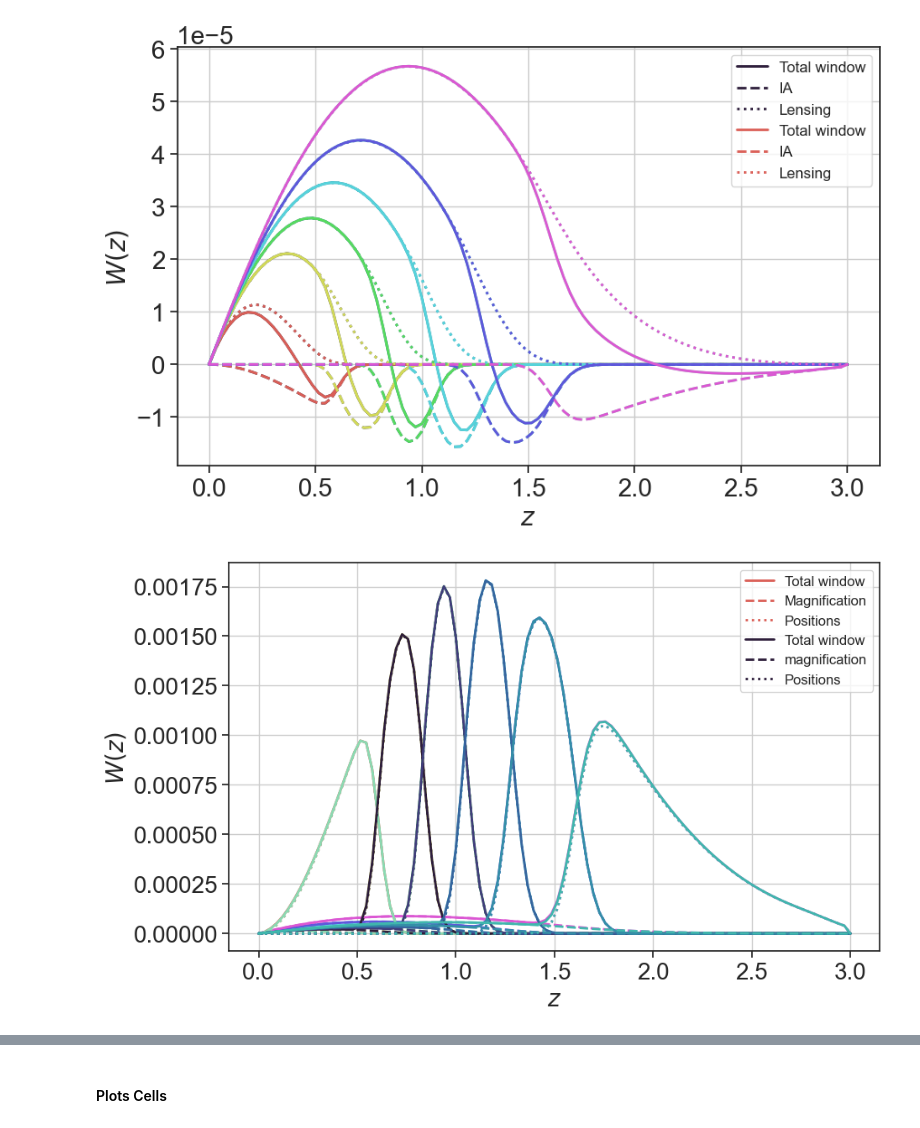
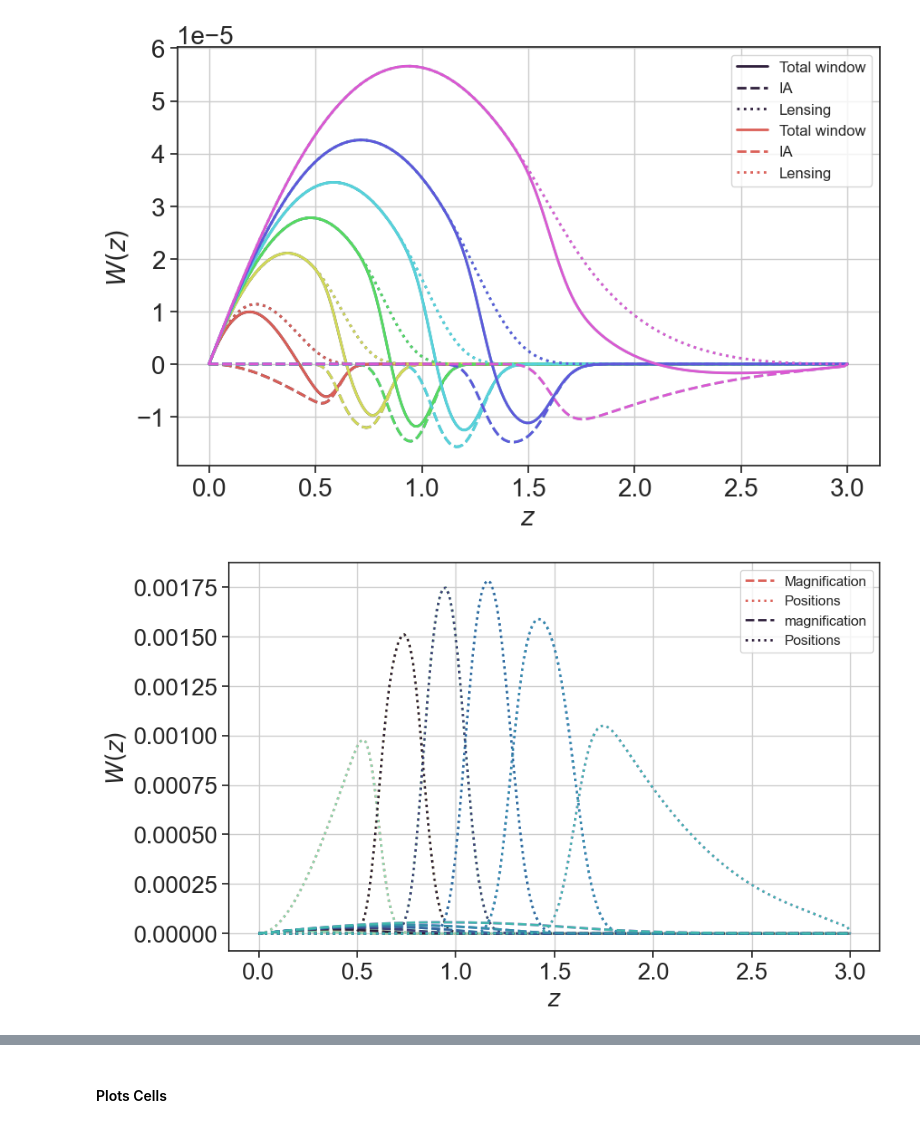
Before and after one commit to cloe-org/playground, a Jupyter notebook: tutorials/observables/photo_Weyl.ipynb, the cells around one changed output, grey strips where cells are left out. Drawn from its saved outputs; the diff is of its cells as text; code cells hidden in the pictures.

Commit message:
Update photo_Weyl.ipynb
Various changes, e.g. now checking CAMB case as well

```diff
--- a/tutorials/observables/photo_Weyl.ipynb
+++ b/tutorials/observables/photo_Weyl.ipynb
@@ -58,20 +59,13 @@ Cells_calculation_Weyl = Cells_calculation_Weylproject.Cells_calculation_Weyl
 
 This code snippet initializes and computes the cosmological background and perturbations at various redshifts using the **CAMB** and **HMCode2020Emu** interfaces.
 # %%
-zs = np.linspace(1e-4, 3, 100)
+zs = np.linspace(1e-4, 3, 200)
+z_ini = 10
 
 # The arguments of the Background functions follow the cosmology.API
-background = CAMBBackground(H0=70.0,
-                            Omega_cdm0=0.25,
-                            Omega_b0=0.05,
-                            w0=-1,
-                            wa=0,
-                            Omega_k0 = 0.0,
-                            ns = 0.96,
-                            As = 2e-9,
-                            mnu = 0.06,
-                            gamma_MG = 0.545,
-                            N_mnu = 1)
-#linear_perturbations_CAMB = CAMBLinearPerturbations(background=background, redshifts=zs)
+camb_background = CAMBBackground(H0=70.0, Omega_cdm0=0.25, Omega_b0=0.05, w0=-1, wa=0, Omega_k0 = 0.0, ns = 0.96,
+                                 As = 2e-9, mnu = 0.00, gamma_MG = 0.545, N_mnu = 0)
+linear_perturbations_CAMB = CAMBLinearPerturbations(background=camb_background, redshifts=zs)
+linear_perturbations_CAMB_Weyl = CAMBLinearPerturbations(background=camb_background, redshifts=np.array([z_ini]))
 #linear_perturbations_emu = HMemuLinearPerturbations(background, zs)
 #nonlinear_perturbations_emu = HMemuNonLinearPerturbations(background, linear_perturbations_emu, zs, log10TAGN=7.8)
@@ -81,8 +78,6 @@ background = CAMBBackground(H0=70.0,
 class_background = CLASSBackground(H0=70.0, Omega_cdm0=0.25, Omega_b0=0.05, w0=-1, wa=0, Omega_k0 = 0.0,
                             ns = 0.96, As = 2e-9, mnu = 0.00, gamma_MG = 0.545, N_mnu = 0)
 linear_perturbations_CLASS = CLASSLinearPerturbations(background=class_background, redshifts=zs)
-
-z_ini = 3
 linear_perturbations_CLASS_Weyl = CLASSLinearPerturbations(background=class_background, redshifts=np.array([z_ini]))
 # !! Does not work anymore because in the CAMBLinearPerturbations class, z is now enforced to contain 0 !!!
 
@@ -261,7 +267,8 @@ Cells_standard_nonlinear.plot_windows_pos(color_palette = 'mako')
 # %% [markdown]
 ### Observables: Weyl implementation of position tracers
 # %%
-Cells_Weyl = Cells_calculation_Weyl(linear_perturbations_CLASS_Weyl, my_dndz_pos_norm, my_dndz_she_norm, zs, use_Weyl_perturbations = False)
+Cells_Weyl = Cells_calculation_Weyl(linear_perturbations_CLASS_Weyl, my_dndz_pos_norm, my_dndz_she_norm, zs,
+                                  z_ini = z_ini, use_Weyl_perturbations = False)
 Cells_Weyl.calculate_Cells()
 # %% [markdown]
 #### Plots window functions
@@ -272,11 +279,12 @@ Cells_standard.plot_windows_she(color_palette = 'hls')
 # %% [output]
 [figure]
 # %%
+plot_tot = False
 plt.figure(figsize=(10, 6))
-Cells_Weyl.plot_windows_pos(pos_type = 'GC')
+Cells_Weyl.plot_windows_pos(pos_type = 'GC', plot_tot = plot_tot)
 #Cells_Weyl.plot_windows_pos(pos_type = 'GGL')
-Cells_standard.plot_windows_pos(color_palette = 'mako')
+Cells_standard.plot_windows_pos(color_palette = 'mako', plot_tot = plot_tot)
 # %% [output]
-[figure, old version]
+[figure, new version]
 # %%
 plt.figure(figsize=(10, 6))
```
Also changed, not shown: parts of 50 cells of this notebook.
